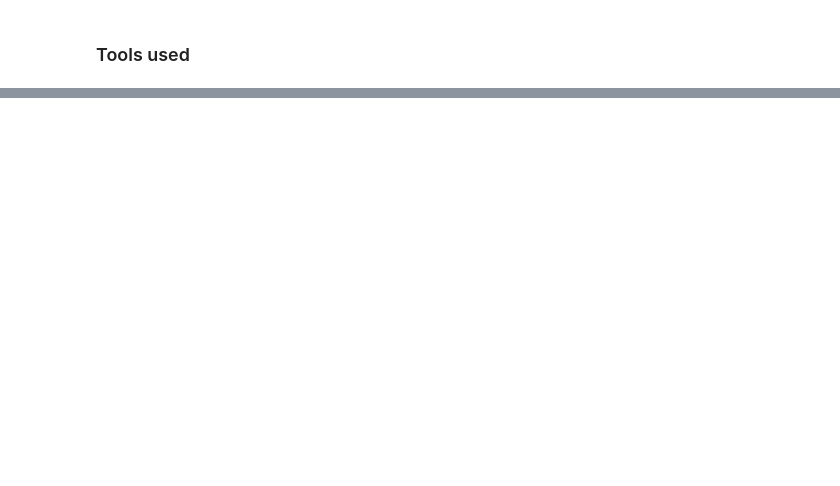
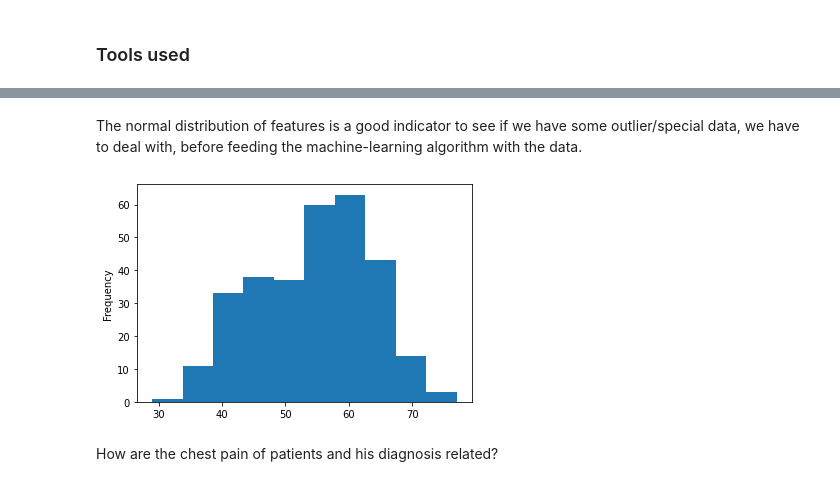
Before and after one commit to Ritsch1/Heart-Disease-Classifier, a Jupyter notebook: notebooks/Heart-Disease-Classification.ipynb, the cells around one changed output, grey strips where cells are left out. Drawn from its saved outputs; the diff is of its cells as text; code cells hidden in the pictures; blank space fills up the shorter version.

```diff
--- a/notebooks/Heart-Disease-Classification.ipynb
+++ b/notebooks/Heart-Disease-Classification.ipynb
@@ -95,0 +253,10 @@ from sklearn.model_selection import train_test_split, cross_val_score, Randomize
+# %% [markdown]
+The normal distribution of features is a good indicator to see if we have some outlier/special data, we have to deal with,
+before feeding the machine-learning algorithm with the data.
+# %%
+#Let's have a look at the age distribution in the histogram
+df["age"].plot(kind="hist");
+# %% [output]
+[figure, added]
+# %% [markdown]
+How are the chest pain of patients and his diagnosis related?
```
Also changed, not shown: parts of 66 cells of this notebook.
